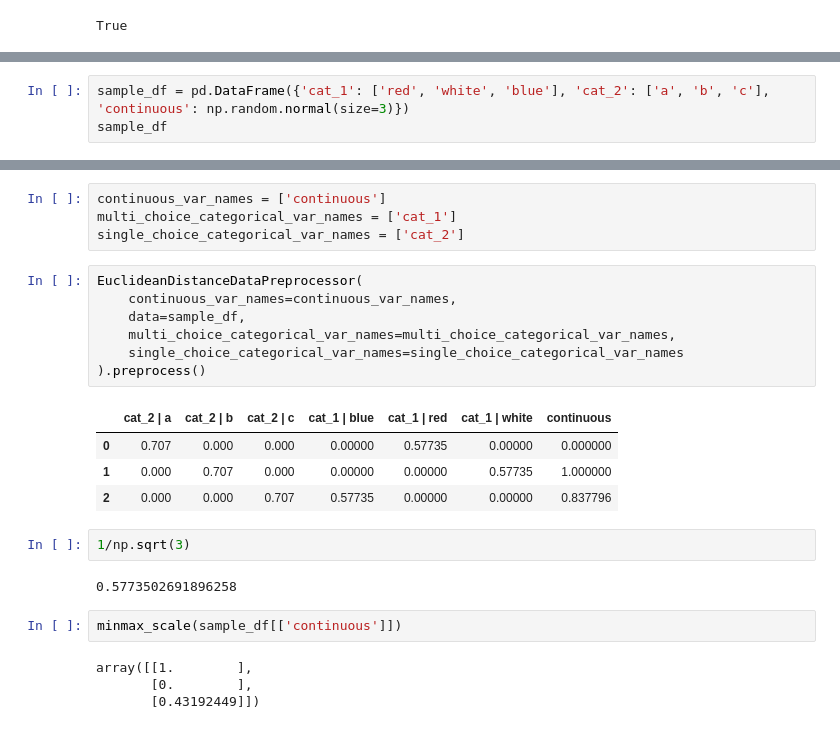
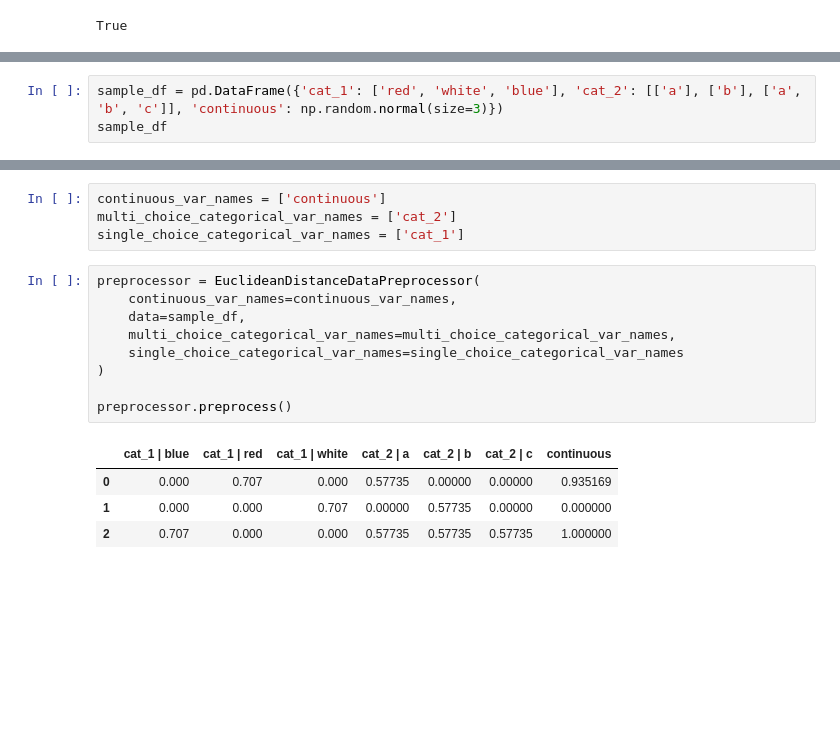
Before and after one commit to Edderic/causal_discovery, a Jupyter notebook: missing-value-ic-star.ipynb, the cells around one changed output, grey strips where cells are left out. Drawn from its saved outputs; the diff is of its cells as text; blank space fills up the shorter version.

Commit message:
preprocessor could take in multi-valued categoricals correctly

```diff
--- a/missing-value-ic-star.ipynb
+++ b/missing-value-ic-star.ipynb
@@ -568,7 +600,7 @@ class EuclideanDistanceDataPreprocessor:
                 columns=self.continuous_var_names
             )
 # %%
-sample_df = pd.DataFrame({'cat_1': ['red', 'white', 'blue'], 'cat_2': ['a', 'b', 'c'], 'continuous': np.random.normal(size=3)})
+sample_df = pd.DataFrame({'cat_1': ['red', 'white', 'blue'], 'cat_2': [['a'], ['b'], ['a', 'b', 'c']], 'continuous': np.random.normal(size=3)})
 sample_df
 # %% [output]
 |  | cat_1 | cat_2 | continuous |
@@ -589,26 +617,18 @@ describe.loc['unique', 'cat_1']
 # %%
 continuous_var_names = ['continuous']
-multi_choice_categorical_var_names = ['cat_1']
-single_choice_categorical_var_names = ['cat_2']
+multi_choice_categorical_var_names = ['cat_2']
+single_choice_categorical_var_names = ['cat_1']
 # %%
-EuclideanDistanceDataPreprocessor(
+preprocessor = EuclideanDistanceDataPreprocessor(
     continuous_var_names=continuous_var_names,
     data=sample_df,
     multi_choice_categorical_var_names=multi_choice_categorical_var_names,
     single_choice_categorical_var_names=single_choice_categorical_var_names
-).preprocess()
+)
+
+preprocessor.preprocess()
 # %% [output]
-|  | cat_2 | a | cat_2 | b | cat_2 | c | cat_1 | blue | cat_1 | red | cat_1 | white | continuous |
-| 0 | 0.707 | 0.000 | 0.000 | 0.00000 | 0.57735 | 0.00000 | 0.000000 |
-| 1 | 0.000 | 0.707 | 0.000 | 0.00000 | 0.00000 | 0.57735 | 1.000000 |
-| 2 | 0.000 | 0.000 | 0.707 | 0.57735 | 0.00000 | 0.00000 | 0.837796 |
+|  | cat_1 | blue | cat_1 | red | cat_1 | white | cat_2 | a | cat_2 | b | cat_2 | c | continuous |
+| 0 | 0.000 | 0.707 | 0.000 | 0.57735 | 0.00000 | 0.00000 | 0.935169 |
+| 1 | 0.000 | 0.000 | 0.707 | 0.00000 | 0.57735 | 0.00000 | 0.000000 |
+| 2 | 0.707 | 0.000 | 0.000 | 0.57735 | 0.57735 | 0.57735 | 1.000000 |
-# %%
-1/np.sqrt(3)
-# %% [output]
-0.5773502691896258
-# %%
-minmax_scale(sample_df[['continuous']])
-# %% [output]
-array([[1.        ],
-       [0.        ],
-       [0.43192449]])
```
Also changed, not shown: parts of 15 cells of this notebook.
